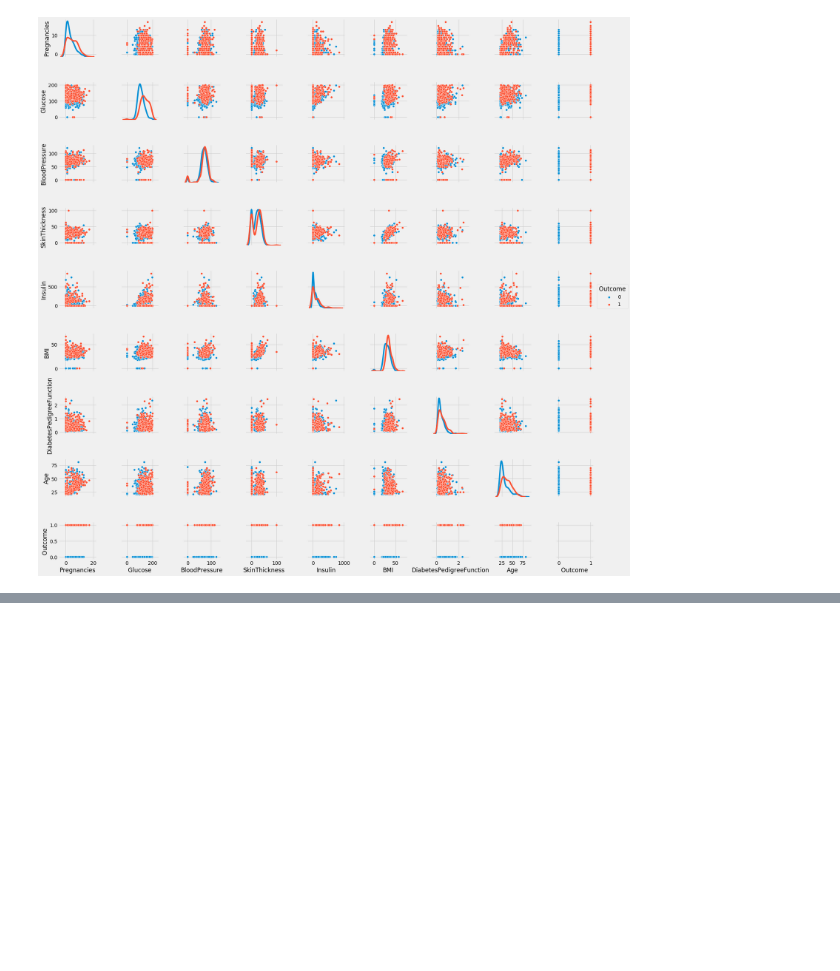
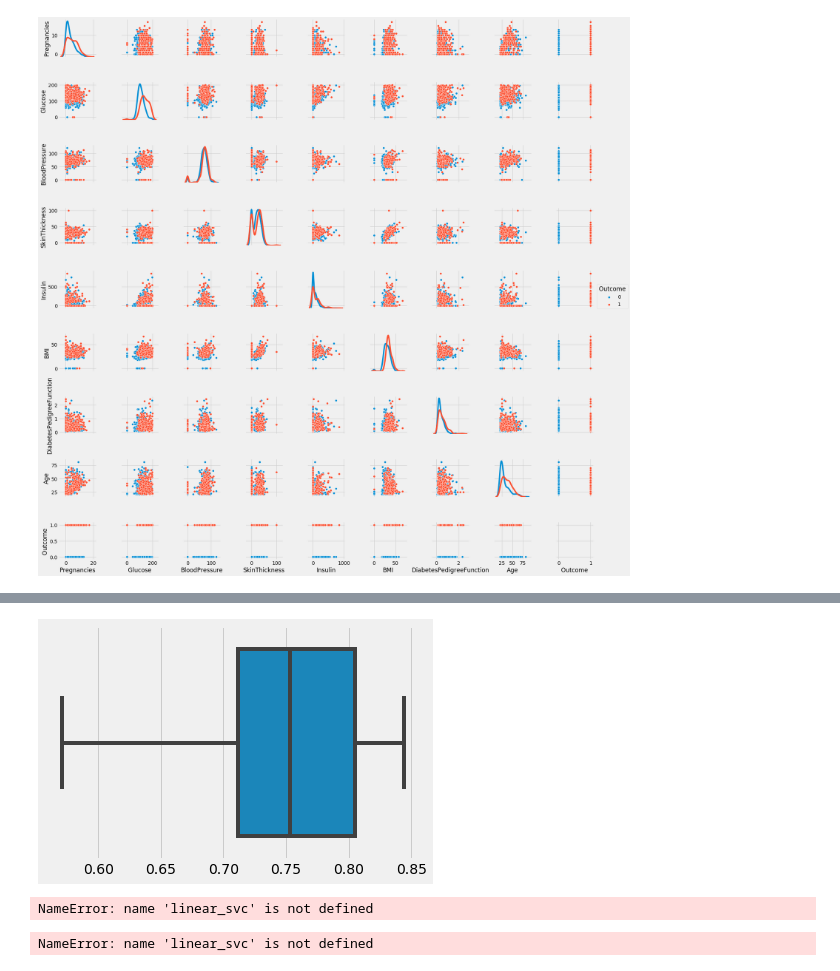
Before and after one commit to spratops/Indian_Diabetes, a Jupyter notebook: Indians Diabetes.ipynb, the cells around one changed output, grey strips where cells are left out. Cells and saved outputs as stored; diff of their text form; code cells hidden in the pictures; blank space fills up the shorter version.

```diff
--- a/Indians Diabetes.ipynb
+++ b/Indians Diabetes.ipynb
@@ -93,0 +190,24 @@ ModuleNotFoundError: No module named 'sklearn.cross_validation'
+# %%
+diab2=diab[['Glucose','BMI','Age','DiabetesPedigreeFunction','Outcome']]
+from sklearn.preprocessing import StandardScaler #Standardisation
+features=diab2[diab2.columns[:4]]
+features_standard=StandardScaler().fit_transform(features)# Gaussian Standardisation
+x=pd.DataFrame(features_standard,columns=[['Glucose','BMI','Age','DiabetesPedigreeFunction']])
+x['Outcome']=diab2['Outcome']
+outcome=x['Outcome']
+train1,test1=train_test_split(x,test_size=0.25,random_state=0,stratify=x['Outcome'])
+train_X1=train1[train1.columns[:4]]
+test_X1=test1[test1.columns[:4]]
+train_Y1=train1['Outcome']
+test_Y1=test1['Outcome']
+# %%
+abc=[]
+classifiers=['Linear Svm','Radial Svm','Logistic Regression','KNN','Decision Tree']
+models=[svm.SVC(kernel='linear'),svm.SVC(kernel='rbf'),LogisticRegression(),KNeighborsClassifier(n_neighbors=3),DecisionTreeClassifier()]
+for i in models:
+    model = i
+    model.fit(train_X1,train_Y1)
+    prediction=model.predict(test_X1)
+    abc.append(metrics.accuracy_score(prediction,test_Y1))
+new_models_dataframe=pd.DataFrame(abc,index=classifiers)
+new_models_dataframe.columns=['New Accuracy']
@@ -93,0 +228,16 @@ ModuleNotFoundError: No module named 'sklearn.cross_validation'
+# %%
+kfold = KFold(n_splits=10, random_state=22) # k=10, split the data into 10 equal parts
+# %%
+xyz=[]
+accuracy=[]
+classifiers=['Linear Svm','Radial Svm','Logistic Regression','KNN','Decision Tree']
+models=[svm.SVC(kernel='linear'),svm.SVC(kernel='rbf'),LogisticRegression(),KNeighborsClassifier(n_neighbors=3),DecisionTreeClassifier()]
+for i in models:
+    model = i
+    cv_result = cross_val_score(model,x[x.columns[:4]],x['Outcome'], cv = kfold,scoring = "accuracy")
+    cv_result=cv_result
+    xyz.append(cv_result.mean())
+    accuracy.append(cv_result)
+new_models_dataframe2=pd.DataFrame(abc,index=classifiers)
+new_models_dataframe2.columns=['CV Mean']
+new_models_dataframe2
@@ -93,0 +251,6 @@ ModuleNotFoundError: No module named 'sklearn.cross_validation'
+# %%
+box=pd.DataFrame(accuracy,index=[classifiers])
+sns.boxplot(box.T)
+plt.show()
+# %% [output]
+[figure, added]
@@ -93,0 +259,12 @@ ModuleNotFoundError: No module named 'sklearn.cross_validation'
+# %%
+ensemble_lin_rbf=VotingClassifier(estimators=[('Linear_svm', linear_svc), ('Radial_svm', radial_svm)],
+                       voting='soft', weights=[2,1]).fit(train_X1,train_Y1)
+print('The accuracy for Linear and Radial SVM is:',ensemble_lin_rbf.score(test_X1,test_Y1))
+# %% [output]
+NameError: name 'linear_svc' is not defined
+# %%
+ensemble_lin_lr=VotingClassifier(estimators=[('Linear_svm', linear_svc), ('Logistic Regression', lr)],
+                       voting='soft', weights=[2,1]).fit(train_X1,train_Y1)
+print('The accuracy for Linear SVM and Logistic Regression is:',ensemble_lin_lr.score(test_X1,test_Y1))
+# %% [output]
+NameError: name 'linear_svc' is not defined
```
Also changed, not shown: parts of 14 cells of this notebook.
